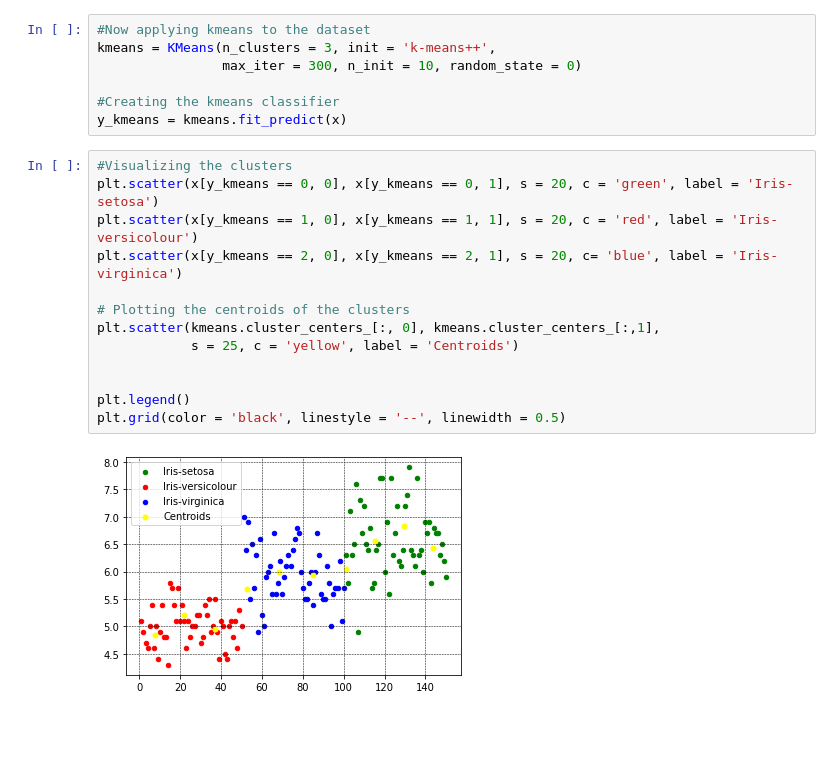
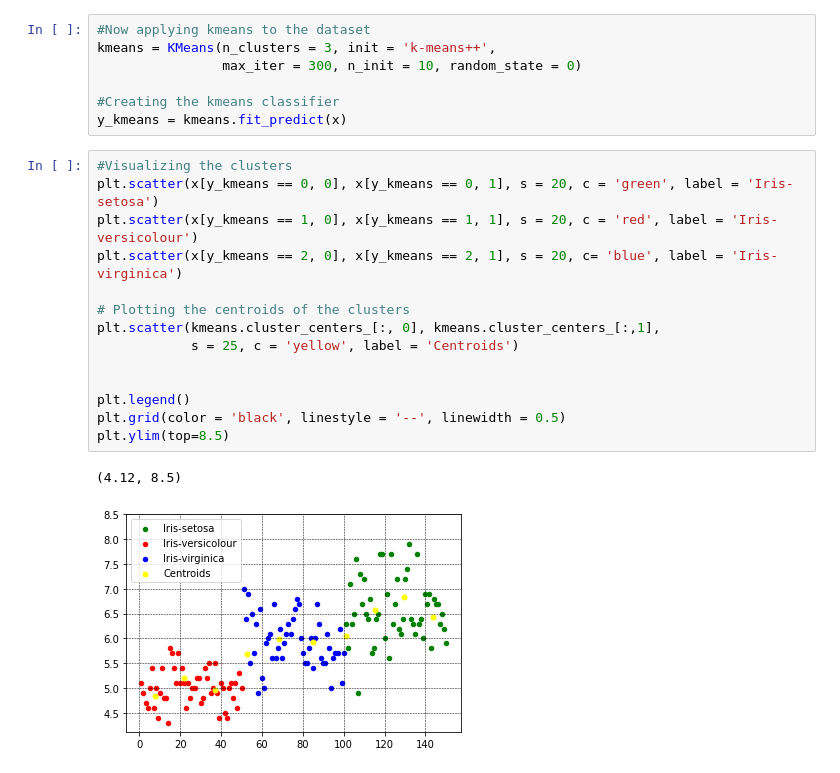
Before and after one commit to asmaumer/Kmeans-on-iris-data, a Jupyter notebook: Beginner_task2.ipynb, the cells around one changed output. Drawn from its saved outputs; the diff is of its cells as text; blank space fills up the shorter version.

```diff
--- a/Beginner_task2.ipynb
+++ b/Beginner_task2.ipynb
@@ -61,15 +63,17 @@ y_kmeans = kmeans.fit_predict(x)
 # %%
 #Visualizing the clusters
 plt.scatter(x[y_kmeans == 0, 0], x[y_kmeans == 0, 1], s = 20, c = 'green', label = 'Iris-setosa')
 plt.scatter(x[y_kmeans == 1, 0], x[y_kmeans == 1, 1], s = 20, c = 'red', label = 'Iris-versicolour')
 plt.scatter(x[y_kmeans == 2, 0], x[y_kmeans == 2, 1], s = 20, c= 'blue', label = 'Iris-virginica')
 
 # Plotting the centroids of the clusters
 plt.scatter(kmeans.cluster_centers_[:, 0], kmeans.cluster_centers_[:,1],
             s = 25, c = 'yellow', label = 'Centroids')
 
 
 plt.legend()
 plt.grid(color = 'black', linestyle = '--', linewidth = 0.5)
+plt.ylim(top=8.5)
 # %% [output]
+(4.12, 8.5)
-[figure, old version]
+[figure, new version]
```
Also changed, not shown: parts of 1 cell of this notebook.
